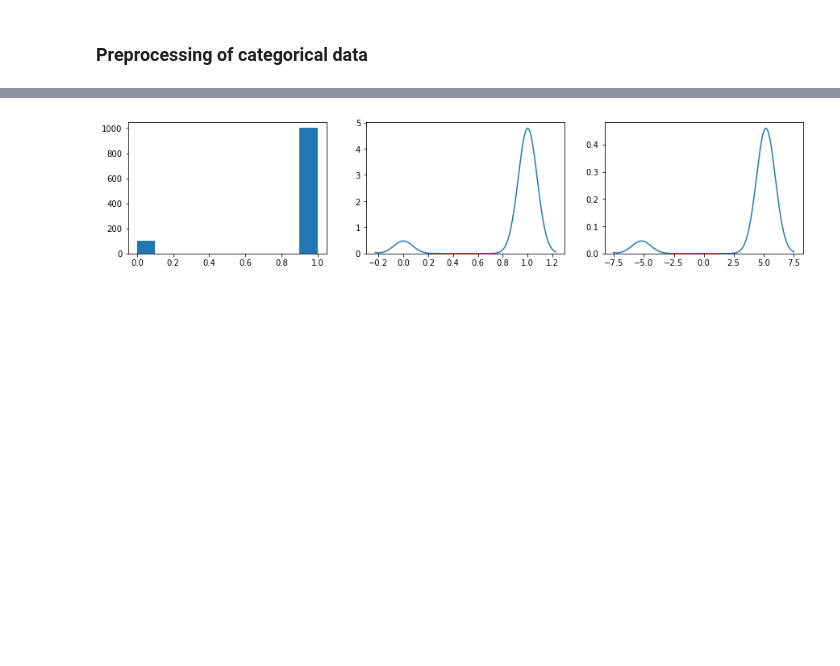
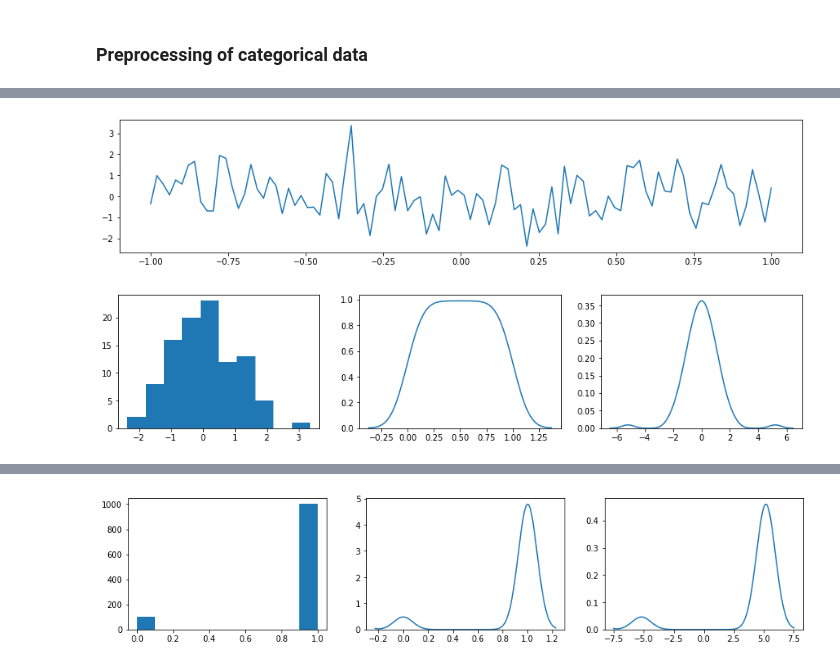
Before and after one commit to AtlanticP/ML, a Jupyter notebook: QuantileTransformer.ipynb, the cells around one changed output, grey strips where cells are left out. Saved outputs shown, nothing was run; the diff lists cells and outputs as text; code cells hidden in the pictures; blank space fills up the shorter version.

```diff
--- a/QuantileTransformer.ipynb
+++ b/QuantileTransformer.ipynb
@@ -22 +39,8 @@ def plot(x, bins=10):
+# %%
+np.random.seed(seed)
+x = np.random.randn(n_samples, 1)
+plot(x)
+# %% [output]
+[figure, added]
+[figure, added]
 # %%
```
Also changed, not shown: parts of 10 cells of this notebook.
